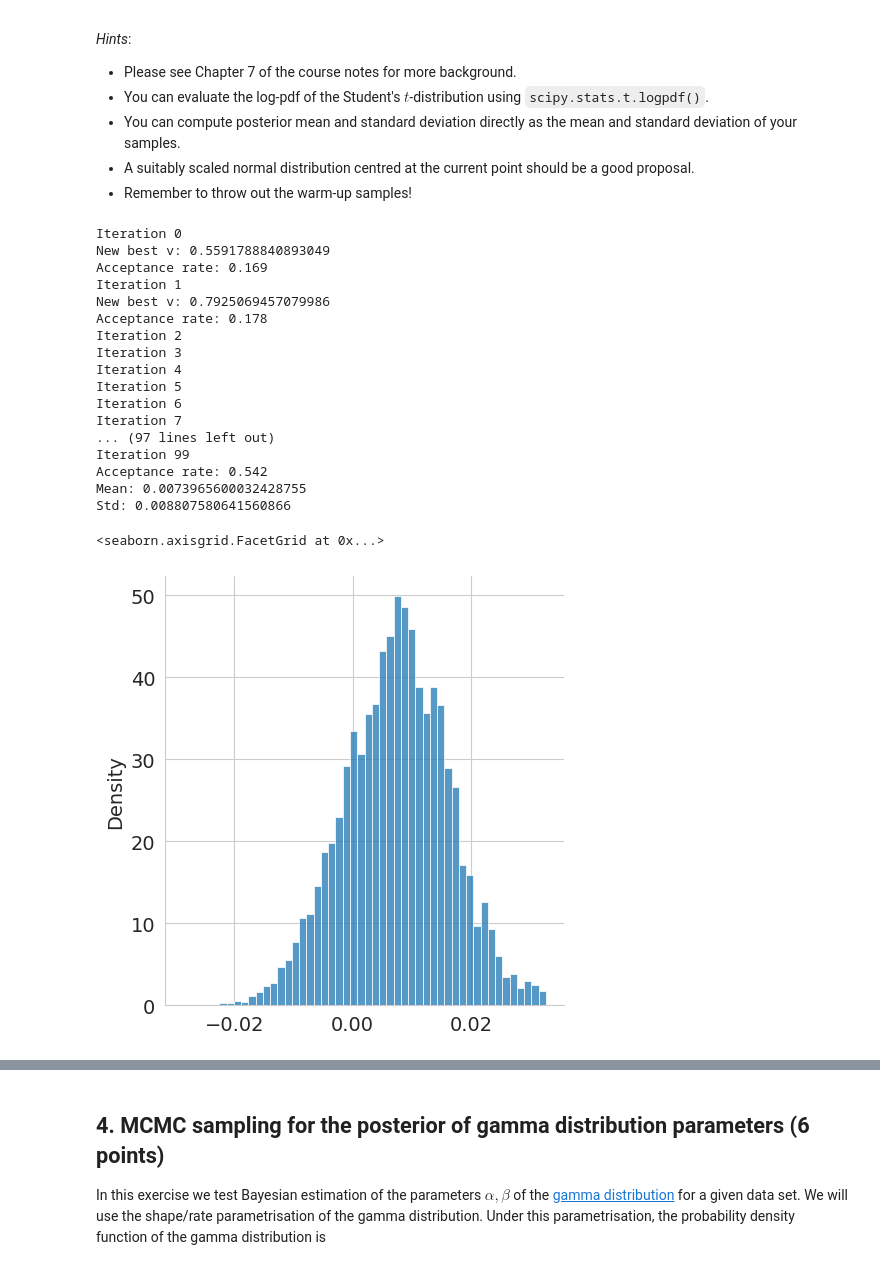
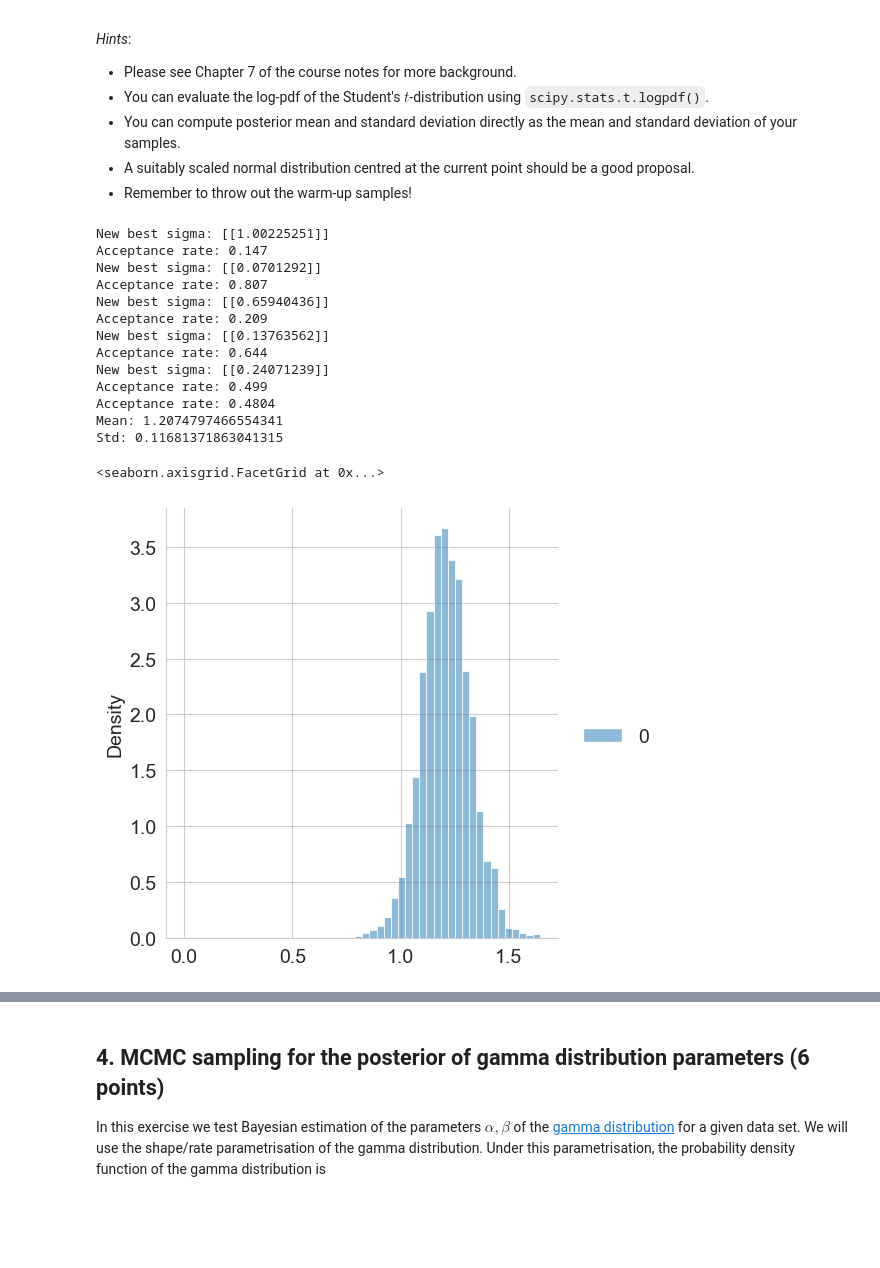
Before and after one commit to yherin/hy-computational-statistics-2023, a Jupyter notebook: week3/Week 3 exercises.ipynb, the cells around one changed output, grey strips where cells are left out. Cells and saved outputs as stored; diff of their text form; code cells hidden in the pictures; blank space fills up the shorter version.

```diff
--- a/week3/Week 3 exercises.ipynb
+++ b/week3/Week 3 exercises.ipynb
@@ -180,16 +153,15 @@ sns.jointplot(x=samples[n//2:, 0], y=samples[n//2:, 1], kind="kde", fill=True)
 # 2.2
 
 log_target = lambda theta:  -3 * ( np.sqrt( (theta[0] - mu_1)**2 + (theta[1] - mu_2)**2) - r **2 ) **2 + np.abs(2*theta[0] + theta[1])
-
-mcmc_hyperparams_search(
-    partial(vectorised_mh_mcmc, theta0=np.array([0, 0]), n=10000, log_target=log_target, log_proposal=log_proposal),
-    n_interations=100,
-    target_acceptance_rate=.5,
-    sigma_hyperprior=stats.halfnorm(scale=1.5),
+opt_sigma = optimize_sigma_halfnorm(
+    partial(metropolis_hastings, theta0=np.array([0.0, 0.0]), n=n, log_target=log_target, proposal=proposal),
+    n_iterations=50,
+    sigma_hyperprior=1.5,
+    sigma_dim=2,
 )
 # %%
-del(samples, acceptance_rate)
-samples, acceptance_rate = vectorised_mh_mcmc(np.array([0, 0]), np.array([[0.2375, 0], [0, 0.2375]]), 10000, log_target, log_proposal)
+del(samples)
+samples, acceptance_rate = metropolis_hastings(np.array([0.0, 0.0]), n, log_target, proposal, proposal_sigma=opt_sigma)
 # %%
 sns.jointplot(x=samples[n//2:, 0], y=samples[n//2:, 1], kind="kde", fill=True)
 # %% [markdown]
@@ -266,42 +196,44 @@ def mcmc_hyperparams_search(
 # %%
 
 # 3.1
 
 log_prior = lambda mu: stats.norm(0, 1).logpdf(mu)
-log_likelihood = lambda mu, x: stats.nct(5, mu).logpdf(x)
-log_posterior = lambda mu, x: np.sum(log_prior(mu) + log_likelihood(mu, x))
-proposal = lambda theta, sigma, v: v * stats.norm(theta, sigma).rvs()
+log_likelihood = lambda mu: stats.nct(5, mu).logpdf(data)
+log_posterior = lambda mu: np.sum(log_prior(mu) + log_likelihood(mu))
+proposal = lambda theta, sigma: stats.norm(theta, sigma).rvs()
 
-optimal_v = mcmc_hyperparams_search(
-    partial(posterior_mh_mcmc, theta0=0, n=1000, x=data, log_target=log_posterior, proposal=proposal),
-    lambda: stats.uniform(0, 1).rvs(),
+sigma_opt = optimize_sigma_halfnorm(
+    mcmc=partial(metropolis_hastings, theta0=np.array([0]), n=1000, log_target=log_posterior, proposal=proposal),
+    sigma_hyperprior=1.5,
+    n_iterations=50,
 )
-
-samples, acceptance_rate = posterior_mh_mcmc(0, 10000, data, log_posterior, proposal, v=optimal_v)
+del(samples)
+samples, acceptance_rate = metropolis_hastings(theta0=np.array([0]),
+                                            n=n,
+                                            log_target=log_posterior,
+                                            proposal=proposal,
+                                            proposal_sigma=sigma_opt,
+)
 print(f"Acceptance rate: {acceptance_rate}")
 print(f"Mean: {samples.mean()}")
 print(f"Std: {samples.std()}")
 sns.displot(samples, stat="density", bins=50)
 # %% [output]
-Iteration 0
-New best v: 0.5591788840893049
-Acceptance rate: 0.169
-Iteration 1
-New best v: 0.7925069457079986
-Acceptance rate: 0.178
-Iteration 2
-Iteration 3
-Iteration 4
-Iteration 5
-Iteration 6
-Iteration 7
-... (97 lines left out)
-Iteration 99
-Acceptance rate: 0.542
-Mean: 0.0073965600032428755
-Std: 0.008807580641560866
+New best sigma: [[1.00225251]]
+Acceptance rate: 0.147
+New best sigma: [[0.0701292]]
+Acceptance rate: 0.807
+New best sigma: [[0.65940436]]
+Acceptance rate: 0.209
+New best sigma: [[0.13763562]]
+Acceptance rate: 0.644
+New best sigma: [[0.24071239]]
+Acceptance rate: 0.499
+Acceptance rate: 0.4804
+Mean: 1.2074797466554341
+Std: 0.11681371863041315
 <seaborn.axisgrid.FacetGrid at 0x...>
-[figure, old version]
+[figure, new version]
 # %%
 
 # 3.2
```
Also changed, not shown: parts of 17 cells of this notebook.
